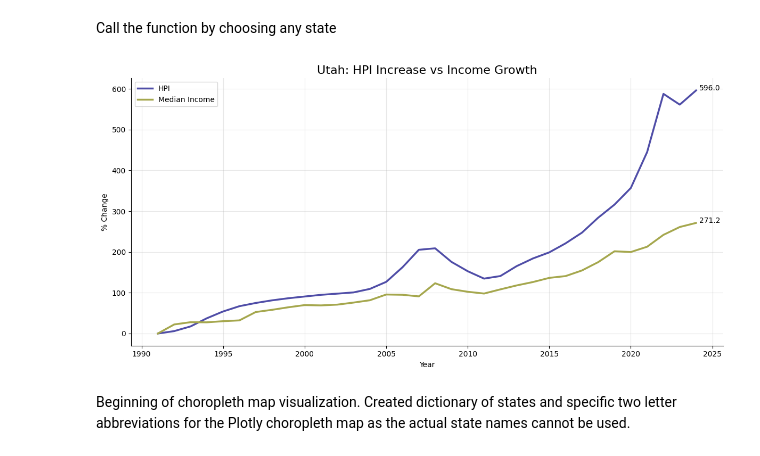
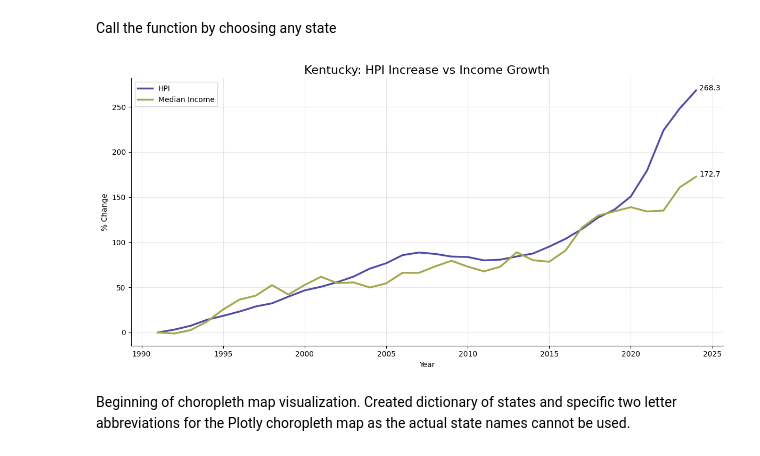
Before and after one commit to rhyman7/Home_Price_v_Median_Income_1991-2024, a Jupyter notebook: sql_and_visuals.ipynb, the cells around one changed output. Drawn from its saved outputs; the diff is of its cells as text; code cells hidden in the pictures.

```diff
--- a/sql_and_visuals.ipynb
+++ b/sql_and_visuals.ipynb
@@ -372,9 +372,9 @@ def plot_state_hpi_vs_income(state):
 # %% [markdown]
 Call the function by choosing any state
 # %%
-plot_state_hpi_vs_income('Utah')
+plot_state_hpi_vs_income('Kentucky')
 # %% [output]
-[figure, old version]
+[figure, new version]
 # %% [markdown]
 Beginning of choropleth map visualization. Created dictionary of states and specific two letter abbreviations for the Plotly choropleth map as the actual state names cannot be used.
 # %%
```
Also changed, not shown: parts of 1 cell of this notebook, 5 other files.
